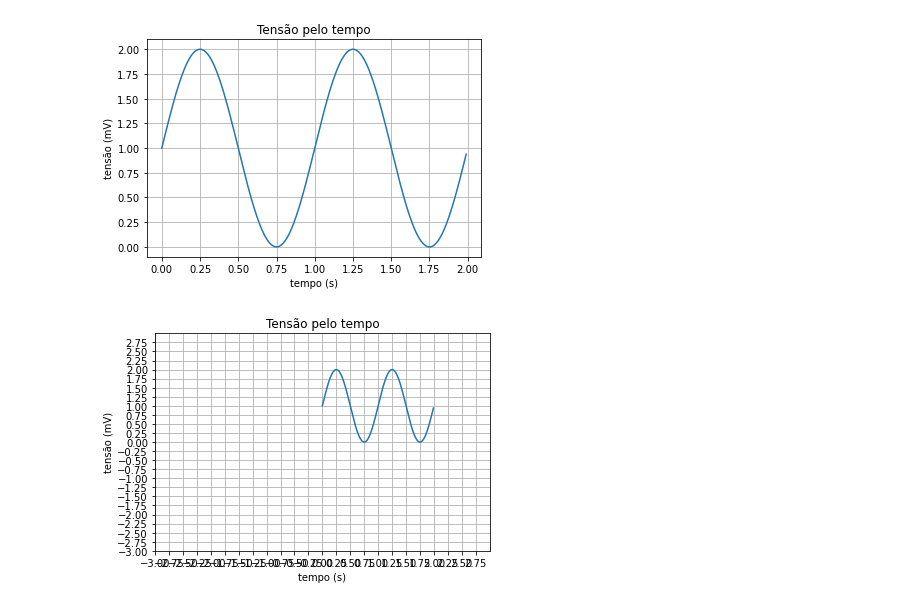
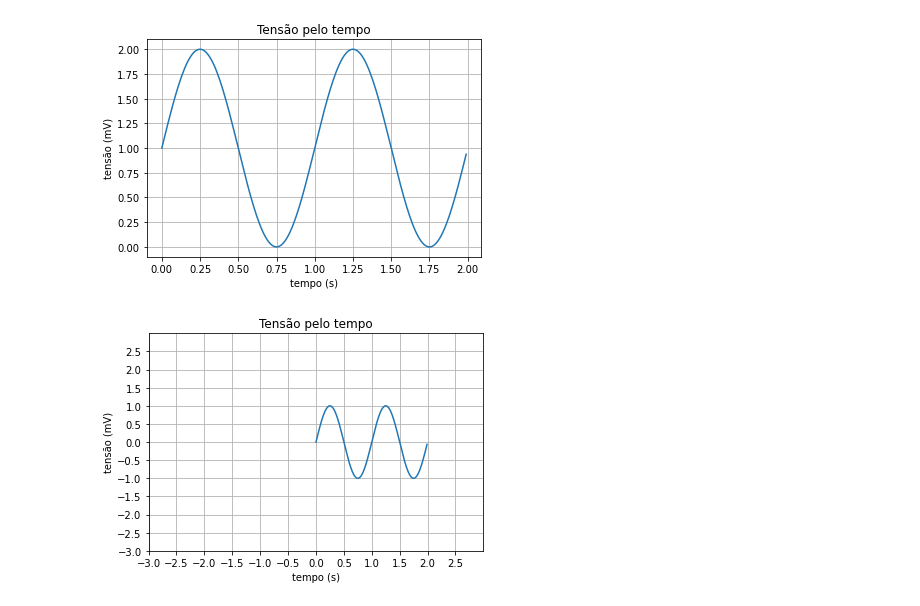
Before and after one commit to jssimas/Data-Analytics-Demo, a Jupyter notebook: src/dia1/matplotlib.ipynb, the cells around one changed output. Cells and saved outputs as stored; diff of their text form; code cells hidden in the pictures.

```diff
--- a/src/dia1/matplotlib.ipynb
+++ b/src/dia1/matplotlib.ipynb
@@ -65,26 +48,22 @@ plt.show()
 # %% [output]
 [figure]
 # %%
-import matplotlib.pyplot as plt
-import numpy as np
 
-# Data for plotting
 t = np.arange(0.0, 2.0, 0.01)
-s = 1 + np.sin(2 * np.pi * t)
+s = np.sin(2 * np.pi * t)
 
 fig, ax = plt.subplots()
 ax.plot(t, s)
 
 ax.set_xlim([-3, 3])
 ax.set_ylim([-3, 3])
 ax.set_yticks(np.arange(-3, 3, 0.5))
 ax.set_xticks(np.arange(-3, 3, 0.5))
 
-ax.set(xlabel='tempo (s)', ylabel='tensão (mV)',
-       title='Tensão pelo tempo')
+ax.set(xlabel = "tempo (s)", ylabel = "tensão (mV)", title = "Tensão pelo tempo")
 ax.grid()
 
 # fig.savefig("test.png")
 plt.show()
 # %% [output]
-[figure, old version]
+[figure, new version]
```
Also changed, not shown: parts of 5 cells of this notebook, 6 other files.
